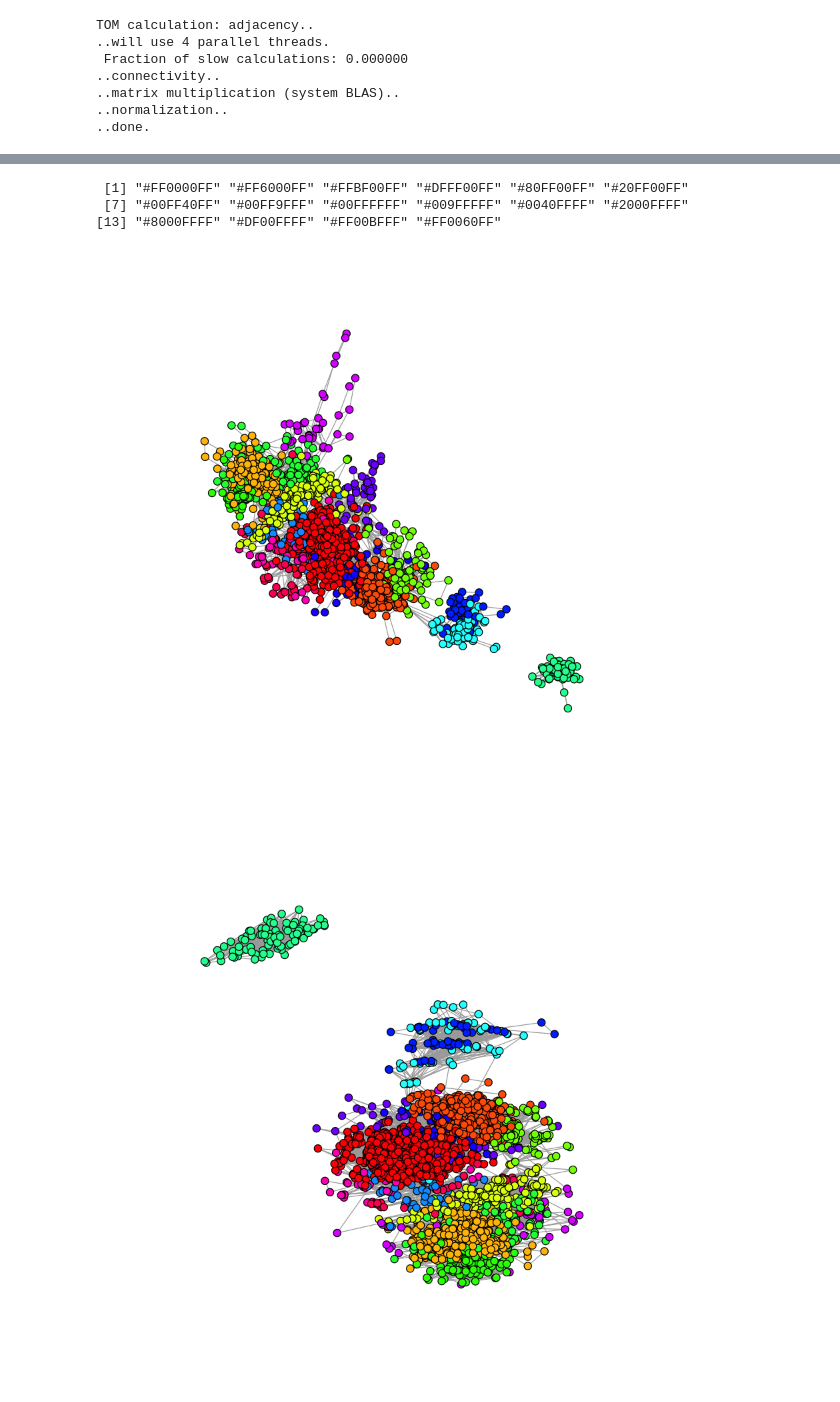
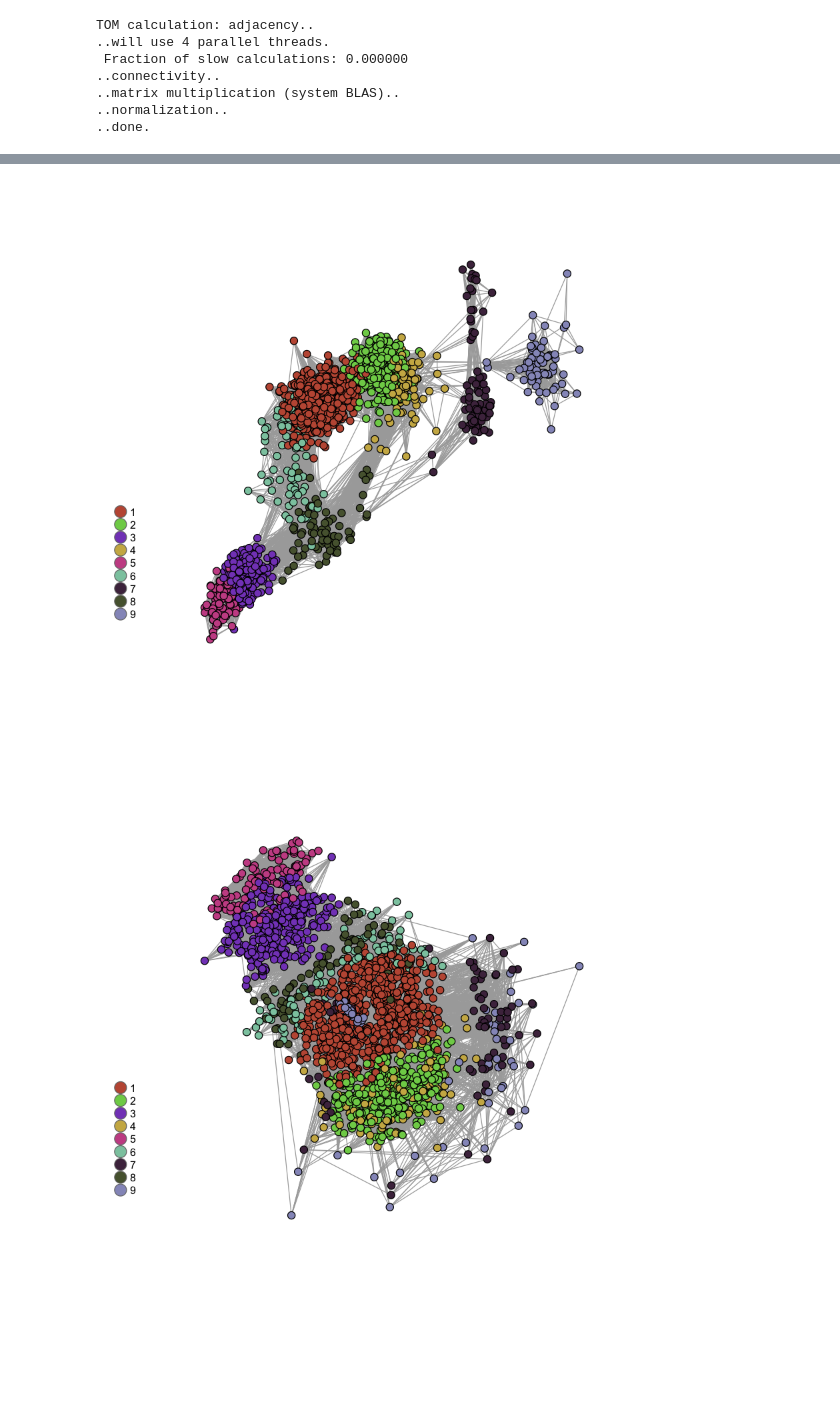
Before and after one commit to anuprulez/amma, a Jupyter notebook: src/Pre-visualization.ipynb, the cells around one changed output, grey strips where cells are left out. Saved outputs shown, nothing was run; the diff lists cells and outputs as text; code cells hidden in the pictures; blank space fills up the shorter version.

```diff
--- a/src/Pre-visualization.ipynb
+++ b/src/Pre-visualization.ipynb
@@ -282,6 +343,6 @@ plotDendroAndColors(bwnet$dendrograms[[3]],
 # %%
 # Get genes that are in one module
-in_mod = is.finite(match(bwnet$colors, seq(1:16)))
-mod_genes = rownames(filtered_norm_couts)[in_mod]
+in_mod = is.finite(match(bwnet$colors, seq(1:module_nb)))
+mod_genes = rownames(filtered_norm_counts)[in_mod]
 length(mod_genes)
 # %% [output]
@@ -289,6 +352,6 @@ length(mod_genes)
 # %%
 # Get the Topological Overlap Matrix (TOM)
-TOM = TOMsimilarityFromExpr(t(filtered_norm_couts), power = soft_thresholding_power)
+TOM = TOMsimilarityFromExpr(t(filtered_norm_counts), power = soft_thresholding_power)
 # %% [output]
 TOM calculation: adjacency..
 ..will use 4 parallel threads.
@@ -302,7 +365,7 @@ TOM calculation: adjacency..
 mod_TOM = TOM[in_mod, in_mod]
 dimnames(mod_TOM) = list(mod_genes, mod_genes)
 # %%
-# Transform into adjency matrix while keeping gene connection if the value > 0.02
-adjency = (as.matrix(mod_TOM)>0.02)*1
+# Transform into adjency matrix while keeping gene connection if the value > 0.005
+adjency = (as.matrix(mod_TOM)>0.005)*1
 head(adjency)
 # %% [output]
@@ -331,11 +394,14 @@ names(mod_colors) = rownames(filtered_norm_couts)
 connected_gene_colors = mod_colors[connected_genes]
-# %%
-pal2 = rainbow(16)
-pal2
-# %% [output]
- [1] "#FF0000FF" "#FF6000FF" "#FFBF00FF" "#DFFF00FF" "#80FF00FF" "#20FF00FF"
- [7] "#00FF40FF" "#00FF9FFF" "#00FFFFFF" "#009FFFFF" "#0040FFFF" "#2000FFFF"
-[13] "#8000FFFF" "#DF00FFFF" "#FF00BFFF" "#FF0060FF"
+# %%
+pal2 = c("#c15942",
+"#7ecf56",
+"#844ac1",
+"#cdb353",
+"#c95393",
+"#8cc9ae",
+"#4e304c",
+"#57623c",
+"#9598c3")
 # %%
 # Plot network
 l = layout_with_fr(net)
@@ -344,17 +410,19 @@ plot(net,
      vertex.size=4,
      vertex.color=pal2[connected_gene_colors],
      layout=l)
+legend(x=-1.5, y=-0.25, 1:module_nb, pch=21,col="#777777", pt.bg=pal2, pt.cex=2, cex=.8, bty="n", ncol=1)
 # %% [output]
-[figure, old version]
+[figure, new version]
 # %%
 # Plot network
 l = layout_with_kk(net)
 plot(net,
      vertex.label=NA,
      vertex.size=4,
      vertex.color=pal2[connected_gene_colors],
      layout=l)
+legend(x=-1.5, y=-0.25, 1:module_nb, pch=21,col="#777777", pt.bg=pal2, pt.cex=2, cex=.8, bty="n", ncol=1)
 # %% [output]
-[figure, old version]
+[figure, new version]
 # %%
 # Plot network
```
Also changed, not shown: parts of 32 cells of this notebook.
